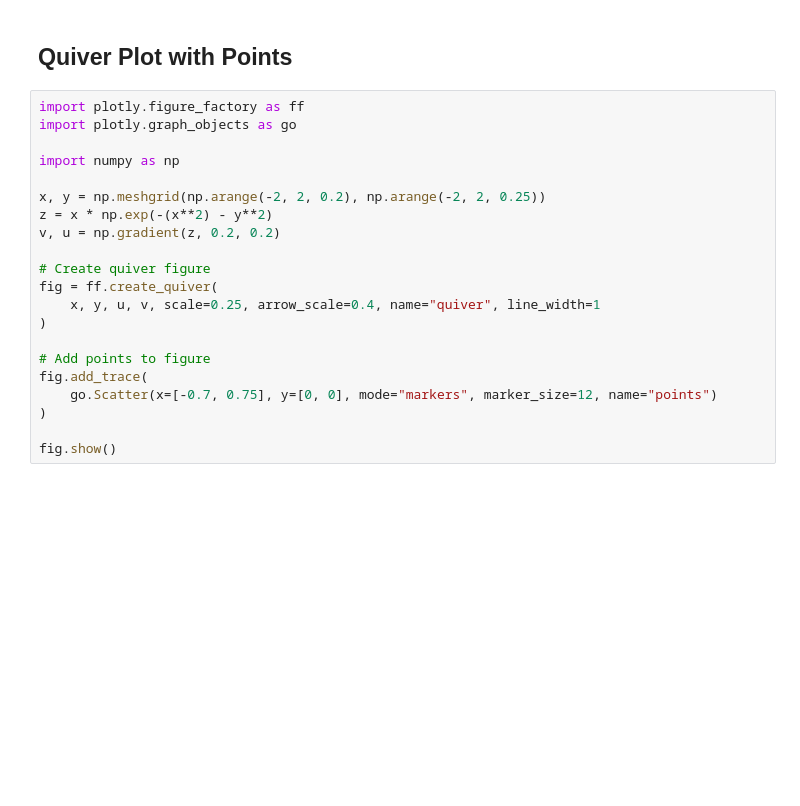
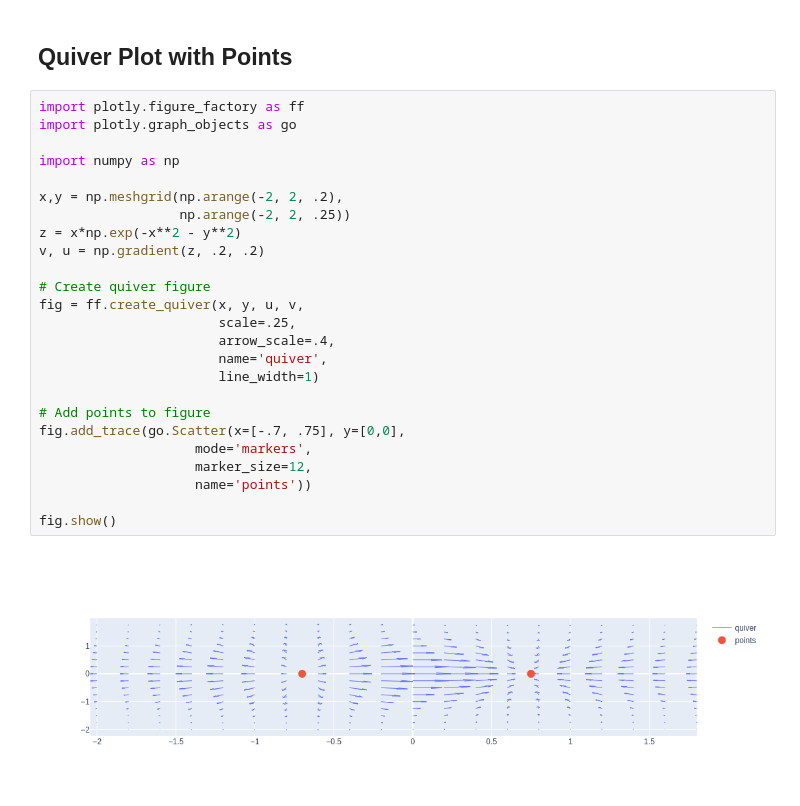
Before and after one commit to jupyterlite/jupyterlite, a Jupyter notebook: examples/pyolite/plotly.ipynb, the cells around one changed output. Saved outputs shown, nothing was run; the diff lists cells and outputs as text; blank space fills up the shorter version.

```diff
--- a/examples/pyolite/plotly.ipynb
+++ b/examples/pyolite/plotly.ipynb
@@ -58,21 +57,27 @@ fig.show()
 # %%
 import plotly.figure_factory as ff
 import plotly.graph_objects as go
 
 import numpy as np
 
-x, y = np.meshgrid(np.arange(-2, 2, 0.2), np.arange(-2, 2, 0.25))
-z = x * np.exp(-(x**2) - y**2)
-v, u = np.gradient(z, 0.2, 0.2)
+x,y = np.meshgrid(np.arange(-2, 2, .2),
+                  np.arange(-2, 2, .25))
+z = x*np.exp(-x**2 - y**2)
+v, u = np.gradient(z, .2, .2)
 
 # Create quiver figure
-fig = ff.create_quiver(
-    x, y, u, v, scale=0.25, arrow_scale=0.4, name="quiver", line_width=1
-)
+fig = ff.create_quiver(x, y, u, v,
+                       scale=.25,
+                       arrow_scale=.4,
+                       name='quiver',
+                       line_width=1)
 
 # Add points to figure
-fig.add_trace(
-    go.Scatter(x=[-0.7, 0.75], y=[0, 0], mode="markers", marker_size=12, name="points")
-)
+fig.add_trace(go.Scatter(x=[-.7, .75], y=[0,0],
+                    mode='markers',
+                    marker_size=12,
+                    name='points'))
 
 fig.show()
+# %% [output]
+[figure, added]
```
Also changed, not shown: parts of 4 cells of this notebook, 15 other files.
